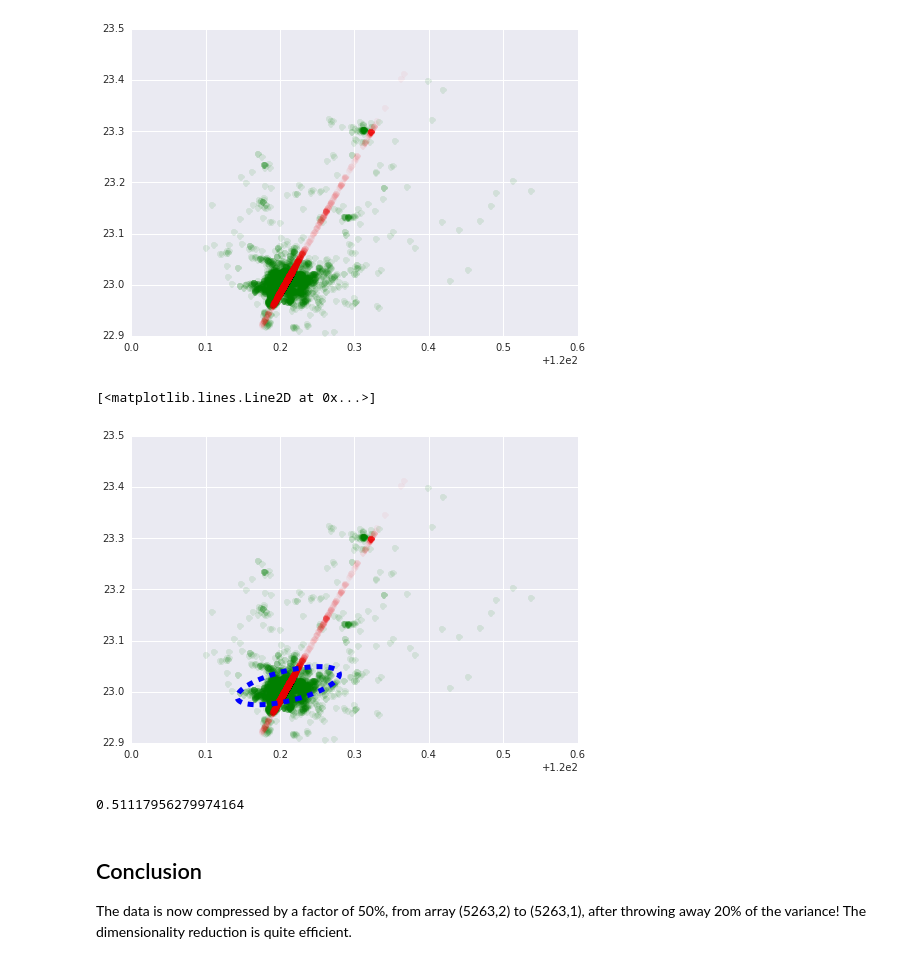
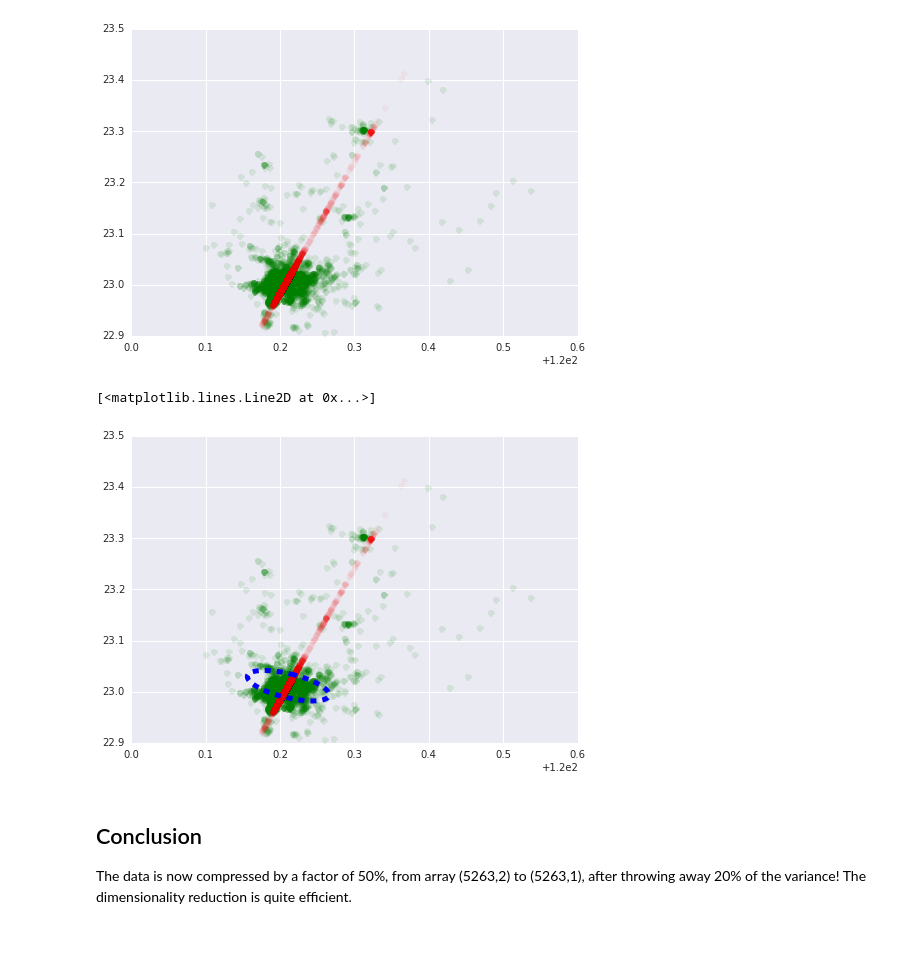
Before and after one commit to cchuang2009/math-2015-2, a Jupyter notebook: 1/maps.ipynb, the cells around one changed output. Saved outputs shown, nothing was run; the diff lists cells and outputs as text; code cells hidden in the pictures.

```diff
--- a/1/maps.ipynb
+++ b/1/maps.ipynb
@@ -930,30 +930,26 @@ plt.plot(L_new[:, 0], L_new[:, 1], 'or', alpha=0.04)
 [<matplotlib.lines.Line2D at 0x...>]
 [figure]
 # %%
-rL=np.sqrt(pca.components_[0][0]**2+pca.components_[0][0]**2)
-r1=pca.components_[0][0]/rL/25.
-r2=pca.components_[0][1]/rL/25.
+rL=np.sqrt(pca.components_[0][0]**2+pca.components_[0][1]**2)
+r1=pca.components_[0][0]/rL/16.
+r2=pca.components_[0][1]/rL/16.
 
-theta0=np.arctan(r2/r1)
+theta0=np.arctan(pca.components_[0][1]/pca.components_[0][0])
 
 cx,cy=x_mean,y_mean
 rparam=np.linspace(0,2*np.pi,100)
 
-rx=r1*np.cos(rparam)*np.cos(theta0)+r2*np.sin(rparam)*np.sin(theta0)
-ry=r1*-np.cos(rparam)*np.sin(theta0)+r2*np.sin(rparam)*np.cos(theta0)
+rx=r1*np.cos(rparam)*np.cos(theta0)-r2*np.sin(rparam)*np.sin(theta0)
+ry=r1*np.cos(rparam)*np.sin(theta0)+r2*np.sin(rparam)*np.cos(theta0)
 
 #L_new = clf.inverse_transform(L_trans)
 plt.plot(L[:, 0], L[:, 1], 'og', alpha=0.1)
 plt.plot(L_new[:, 0], L_new[:, 1], 'or', alpha=0.04)
 plt.plot(cx+rx,cy+ry,'b--',lw=5)
 #plt.axis('equal');
 # %% [output]
 [<matplotlib.lines.Line2D at 0x...>]
-[figure, old version]
+[figure, new version]
-# %%
-np.sqrt(pca.components_[0][0]**2+pca.components_[0][0]**2)
-# %% [output]
-0.51117956279974164
 # %% [markdown]
 Conclusion
 ---
```
Also changed, not shown: 2 other files.
